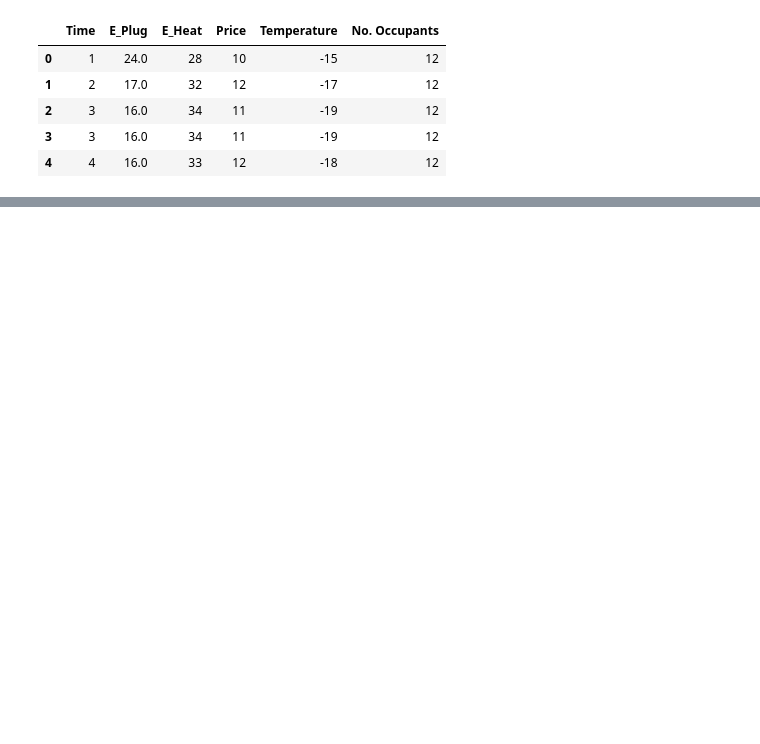
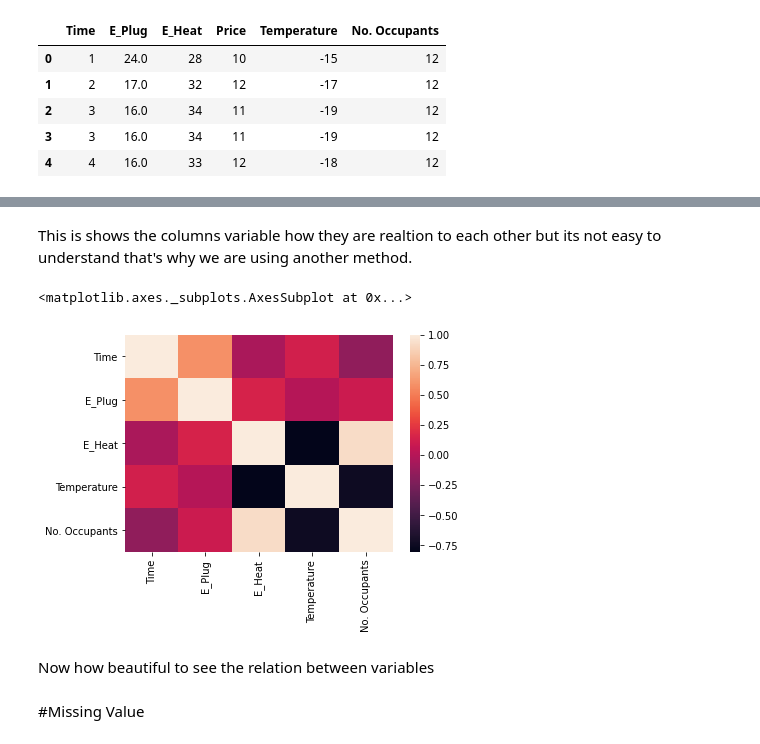
Before and after one commit to Anuj-Main/DataScienceProgramming, a Jupyter notebook: Preprocessing.ipynb, the cells around one changed output, grey strips where cells are left out. Drawn from its saved outputs; the diff is of its cells as text; code cells hidden in the pictures; blank space fills up the shorter version.

```diff
--- a/Preprocessing.ipynb
+++ b/Preprocessing.ipynb
@@ -51,0 +170,3 @@ Test_homedata2.rename(columns={'Temperature':'Temp'})
+# %%
+Test_homedata2.replace(-4,25,inplace=True)
+Test_homedata2.head(5)
@@ -51,0 +191,11 @@ Test_homedata2.rename(columns={'Temperature':'Temp'})
+# %% [markdown]
+This is shows the columns variable how they are realtion to each other but its not easy to understand that's why we are using another method.
+# %%
+sns.heatmap(Test_homedata2.corr())
+# %% [output]
+<matplotlib.axes._subplots.AxesSubplot at 0x...>
+[figure, added]
+# %% [markdown]
+Now how beautiful to see the relation between variables
+# %% [markdown]
+#Missing Value
```
Also changed, not shown: parts of 38 cells of this notebook.
